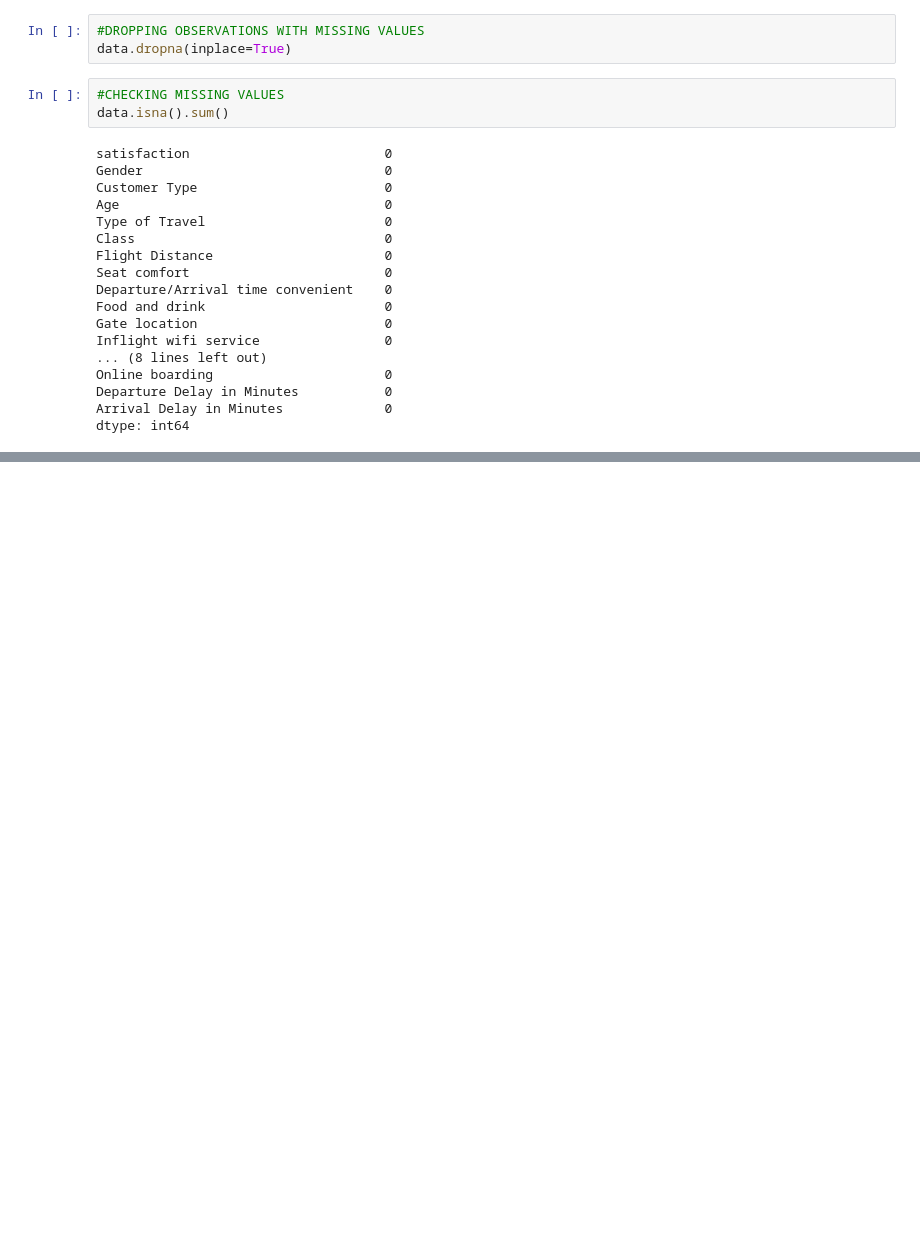
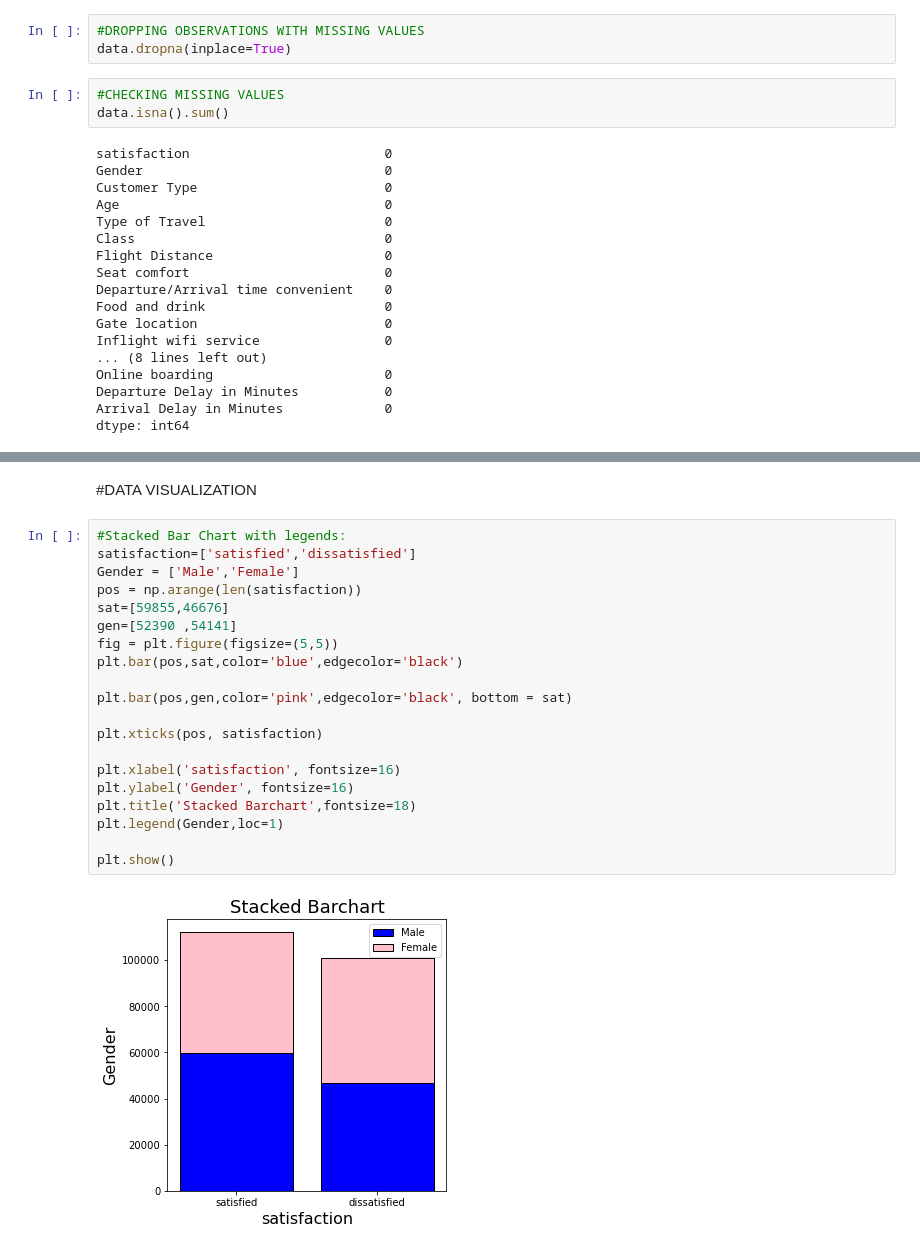
Before and after one commit to humerasd/data-science, a Jupyter notebook: airlines/code/Airlines-data_preprocessing.ipynb, the cells around one changed output, grey strips where cells are left out. Drawn from its saved outputs; the diff is of its cells as text; blank space fills up the shorter version.

```diff
--- a/airlines/code/Airlines-data_preprocessing.ipynb
+++ b/airlines/code/Airlines-data_preprocessing.ipynb
@@ -151,0 +298,24 @@ dtype: int64
+# %% [markdown]
+#DATA VISUALIZATION
+# %%
+#Stacked Bar Chart with legends:
+satisfaction=['satisfied','dissatisfied']
+Gender = ['Male','Female']
+pos = np.arange(len(satisfaction))
+sat=[59855,46676]
+gen=[52390 ,54141]
+fig = plt.figure(figsize=(5,5))
+plt.bar(pos,sat,color='blue',edgecolor='black')
+
+plt.bar(pos,gen,color='pink',edgecolor='black', bottom = sat)
+
+plt.xticks(pos, satisfaction)
+
+plt.xlabel('satisfaction', fontsize=16)
+plt.ylabel('Gender', fontsize=16)
+plt.title('Stacked Barchart',fontsize=18)
+plt.legend(Gender,loc=1)
+
+plt.show()
+# %% [output]
+[figure, added]
```
Also changed, not shown: parts of 12 cells of this notebook.
